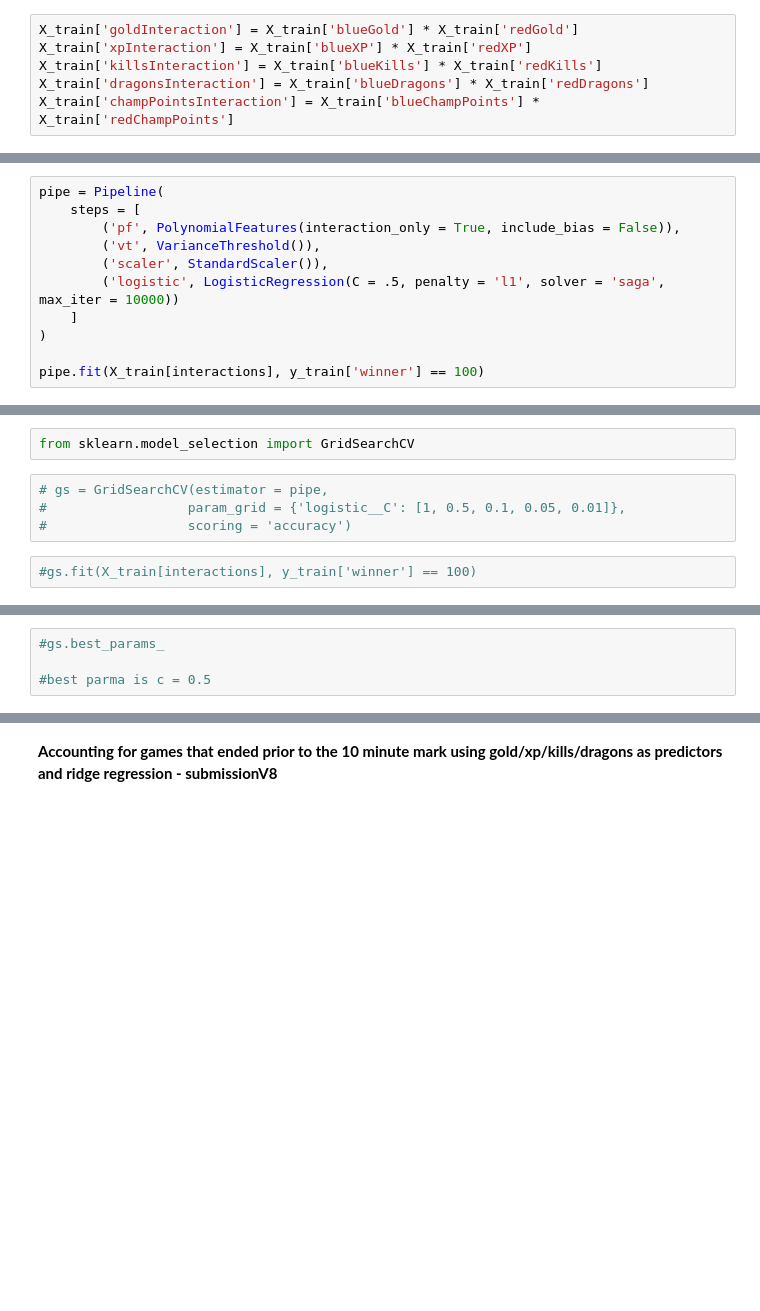
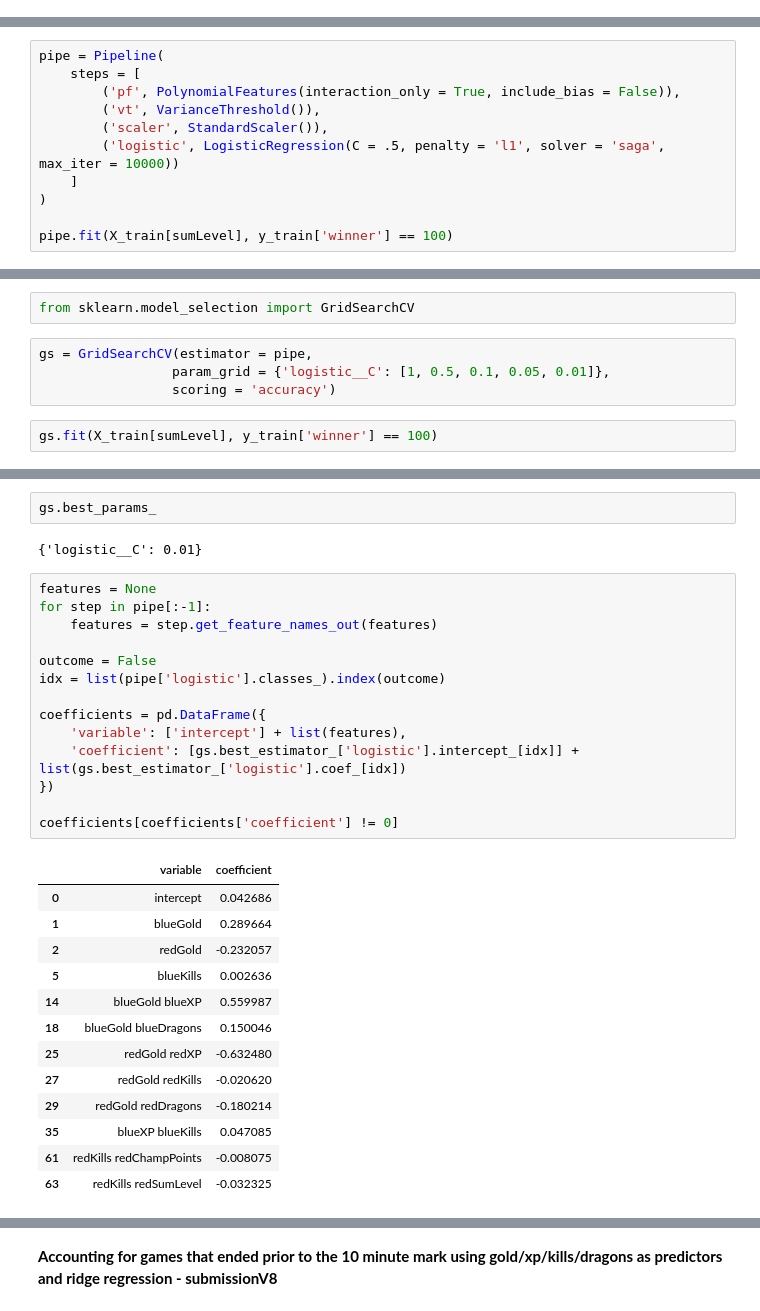
Before and after one commit to hcgreer/kaggle_lol-koopas, a Jupyter notebook: notebooks/hg_models.ipynb, the cells around one changed output, grey strips where cells are left out. Saved outputs shown, nothing was run; the diff lists cells and outputs as text; blank space fills up the shorter version.

```diff
--- a/notebooks/hg_models.ipynb
+++ b/notebooks/hg_models.ipynb
@@ -517,6 +514,0 @@ accuracy_score(y_train['winner'] == 100, pipe.predict(X_train[sumLevel]))
-# %%
-X_train['goldInteraction'] = X_train['blueGold'] * X_train['redGold']
-X_train['xpInteraction'] = X_train['blueXP'] * X_train['redXP']
-X_train['killsInteraction'] = X_train['blueKills'] * X_train['redKills']
-X_train['dragonsInteraction'] = X_train['blueDragons'] * X_train['redDragons']
-X_train['champPointsInteraction'] = X_train['blueChampPoints'] * X_train['redChampPoints']
@@ -593,7 +524,7 @@ pipe = Pipeline(
     ]
 )
 
-pipe.fit(X_train[interactions], y_train['winner'] == 100)
+pipe.fit(X_train[sumLevel], y_train['winner'] == 100)
 # %% [output]
 Pipeline(steps=[('pf',
                  PolynomialFeatures(include_bias=False, interaction_only=True)),
@@ -604,8 +535,8 @@ Pipeline(steps=[('pf',
 # %%
 from sklearn.model_selection import GridSearchCV
 # %%
-# gs = GridSearchCV(estimator = pipe,
-#                  param_grid = {'logistic__C': [1, 0.5, 0.1, 0.05, 0.01]},
-#                  scoring = 'accuracy')
+gs = GridSearchCV(estimator = pipe,
+                 param_grid = {'logistic__C': [1, 0.5, 0.1, 0.05, 0.01]},
+                 scoring = 'accuracy')
 # %%
-#gs.fit(X_train[interactions], y_train['winner'] == 100)
+gs.fit(X_train[sumLevel], y_train['winner'] == 100)
@@ -612,5 +556,33 @@ from sklearn.model_selection import GridSearchCV
 # %%
-#gs.best_params_
-
-#best parma is c = 0.5
+gs.best_params_
+# %% [output]
+{'logistic__C': 0.01}
+# %%
+features = None
+for step in pipe[:-1]:
+    features = step.get_feature_names_out(features)
+
+outcome = False
+idx = list(pipe['logistic'].classes_).index(outcome)
+
+coefficients = pd.DataFrame({
+    'variable': ['intercept'] + list(features),
+    'coefficient': [gs.best_estimator_['logistic'].intercept_[idx]] + list(gs.best_estimator_['logistic'].coef_[idx])
+})
+
+coefficients[coefficients['coefficient'] != 0]
+# %% [output]
+|  | variable | coefficient |
+| 0 | intercept | 0.042686 |
+| 1 | blueGold | 0.289664 |
+| 2 | redGold | -0.232057 |
+| 5 | blueKills | 0.002636 |
+| 14 | blueGold blueXP | 0.559987 |
+| 18 | blueGold blueDragons | 0.150046 |
+| 25 | redGold redXP | -0.632480 |
+| 27 | redGold redKills | -0.020620 |
+| 29 | redGold redDragons | -0.180214 |
+| 35 | blueXP blueKills | 0.047085 |
+| 61 | redKills redChampPoints | -0.008075 |
+| 63 | redKills redSumLevel | -0.032325 |
 # %%
```
Also changed, not shown: parts of 38 cells of this notebook.
